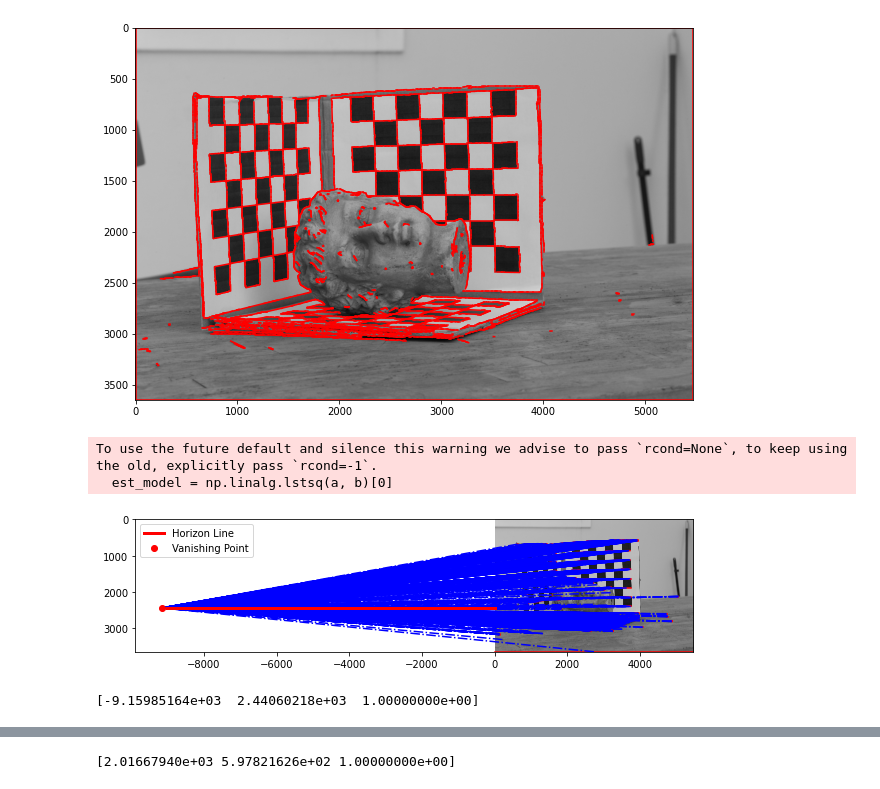
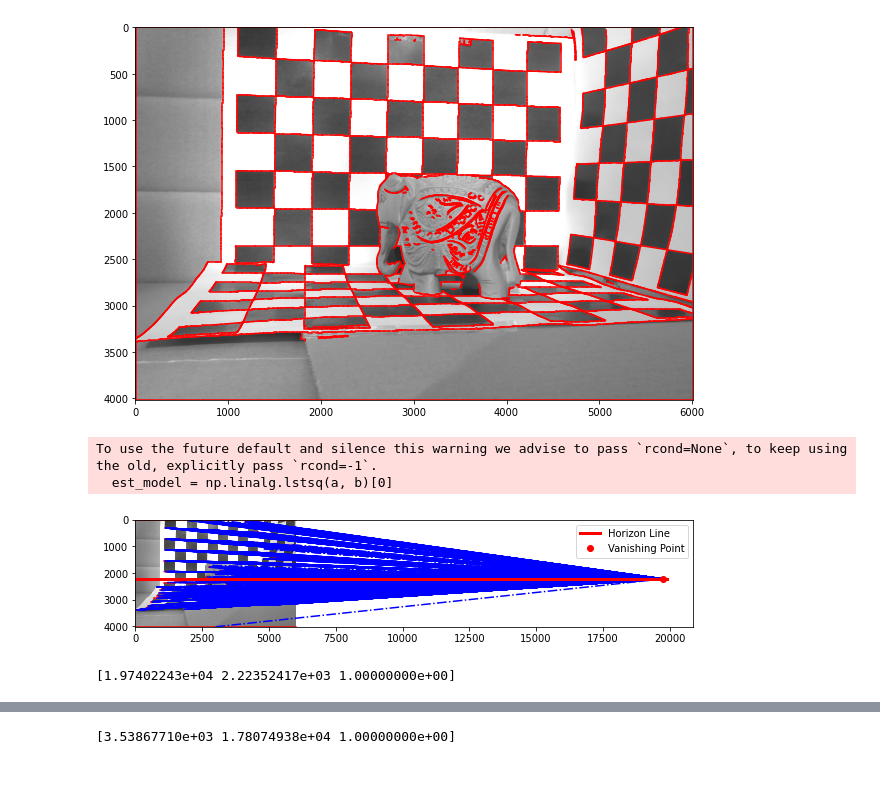
Before and after one commit to Rasterize101/CVPR, a Jupyter notebook: test2_vanishHorizons.ipynb, the cells around one changed output, grey strips where cells are left out. Cells and saved outputs as stored; diff of their text form; code cells hidden in the pictures.

```diff
--- a/test2_vanishHorizons.ipynb
+++ b/test2_vanishHorizons.ipynb
@@ -522,34 +522,34 @@ def rectify_image(image, clip_factor=6, algorithm='independent',
         raise KeyError(
             "Parameter 'algorithm' has to be one of {'3-line', 'independent'}")
 
     # Compute the homography and warp
     warped_img = compute_homography_and_warp(image, vp1, vp2,
                                              clip_factor=clip_factor)
 
     return warped_img
 
-image = cv2.imread(r'C:\Users\jitbh\OneDrive\Desktop\IMG_9128.jpg',0)
+image = cv2.imread(r'C:\Users\jitbh\OneDrive\Desktop\DSC_0576.NEF.png',0)
 image = cv2.cvtColor(image, cv2.COLOR_GRAY2BGR)
 edgelets1 = compute_edgelets(image)
 vis_edgelets(image, edgelets1) # Visualize the edgelets
 
 vp1 = ransac_vanishing_point(edgelets1, num_ransac_iter=2000,
                              threshold_inlier=5)
 vp1 = reestimate_model(vp1, edgelets1, threshold_reestimate=5)
 vis_model(image, vp1) # Visualize the vanishing point model
 
 edgelets2 = remove_inliers(vp1, edgelets1, 10)
 vp2 = ransac_vanishing_point(edgelets2, num_ransac_iter=2000,
                              threshold_inlier=5)
 
 print(vp1)
 vp2 = reestimate_model(vp2, edgelets2, threshold_reestimate=5)
 vis_model(image, vp2) # Visualize the vanishing point model
 
 print(vp2)
 # %% [output]
-[figure, old version]
+[figure, new version]
 To use the future default and silence this warning we advise to pass `rcond=None`, to keep using the old, explicitly pass `rcond=-1`.
   est_model = np.linalg.lstsq(a, b)[0]
-[figure, old version]
+[figure, new version]
-[-9.15985164e+03  2.44060218e+03  1.00000000e+00]
+[1.97402243e+04 2.22352417e+03 1.00000000e+00]
@@ -557 +557 @@ To use the future default and silence this warning we advise to pass `rcond=None
-[2.01667940e+03 5.97821626e+02 1.00000000e+00]
+[3.53867710e+03 1.78074938e+04 1.00000000e+00]
```
Also changed, not shown: parts of 1 cell of this notebook, 1 other file.
